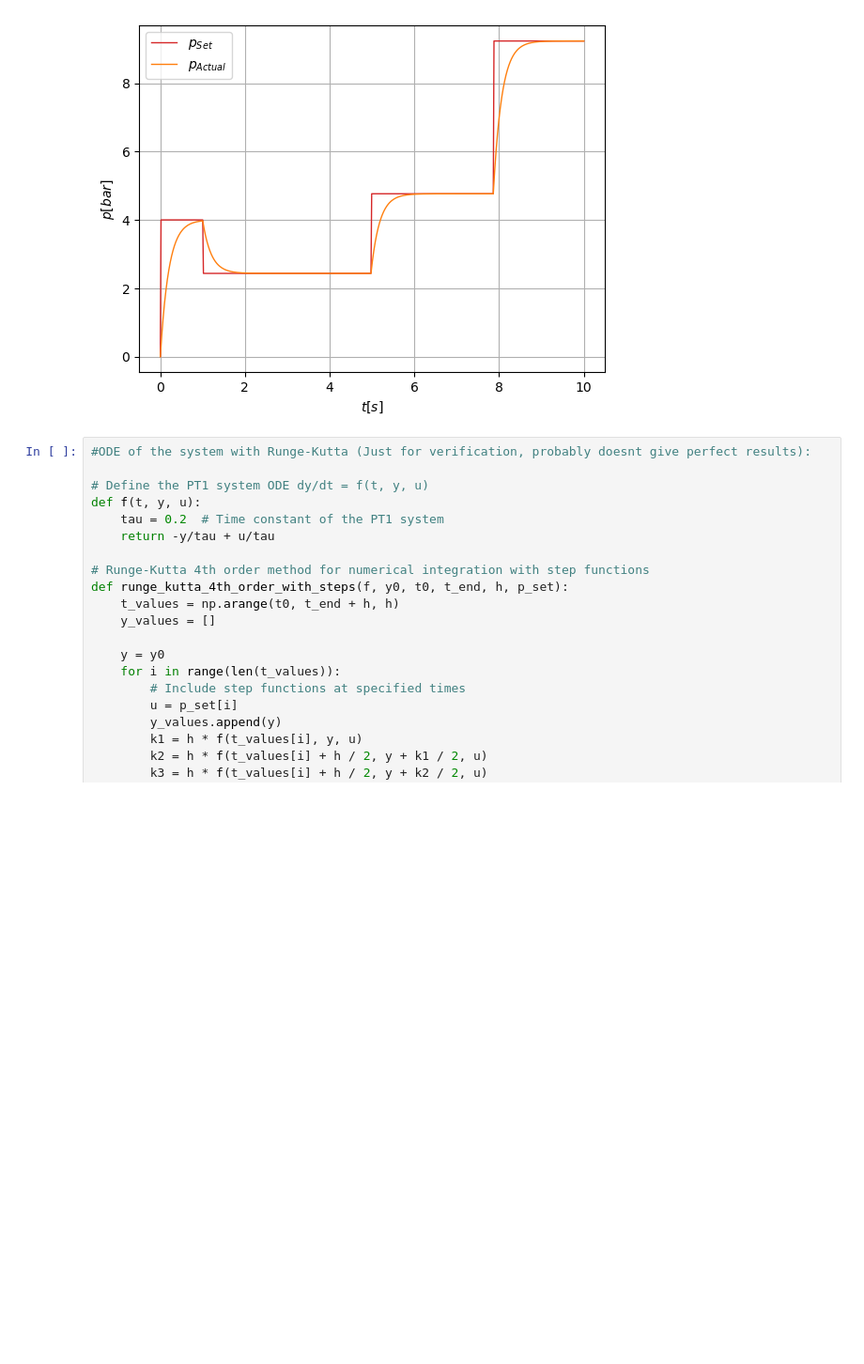
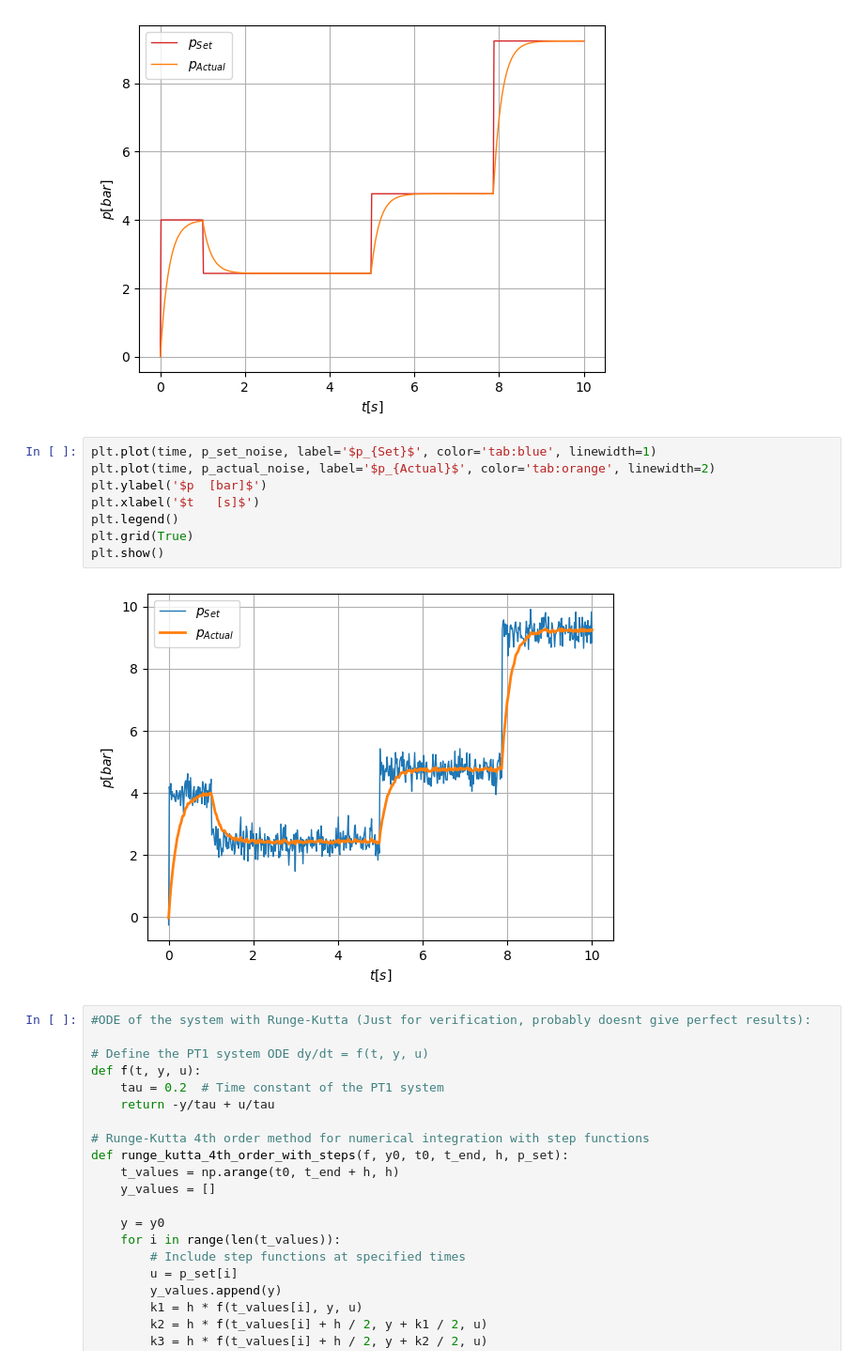
Before and after one commit to Sven-J-Steinert/Rocket-Hopper-DDPG, a Jupyter notebook: Valve_control.ipynb, the cells around one changed output. Shown at 94% size. Saved outputs shown, nothing was run; the diff lists cells and outputs as text; blank space fills up the shorter version.

```diff
--- a/Valve_control.ipynb
+++ b/Valve_control.ipynb
@@ -73,6 +73,16 @@ plt.grid(True)
 plt.show()
 # %% [output]
 [figure]
+# %%
+plt.plot(time, p_set_noise, label='$p_{Set}$', color='tab:blue', linewidth=1)
+plt.plot(time, p_actual_noise, label='$p_{Actual}$', color='tab:orange', linewidth=2)
+plt.ylabel('$p  [bar]$')
+plt.xlabel('$t   [s]$')
+plt.legend()
+plt.grid(True)
+plt.show()
+# %% [output]
+[figure, added]
 # %%
 #ODE of the system with Runge-Kutta (Just for verification, probably doesnt give perfect results):
 
```
